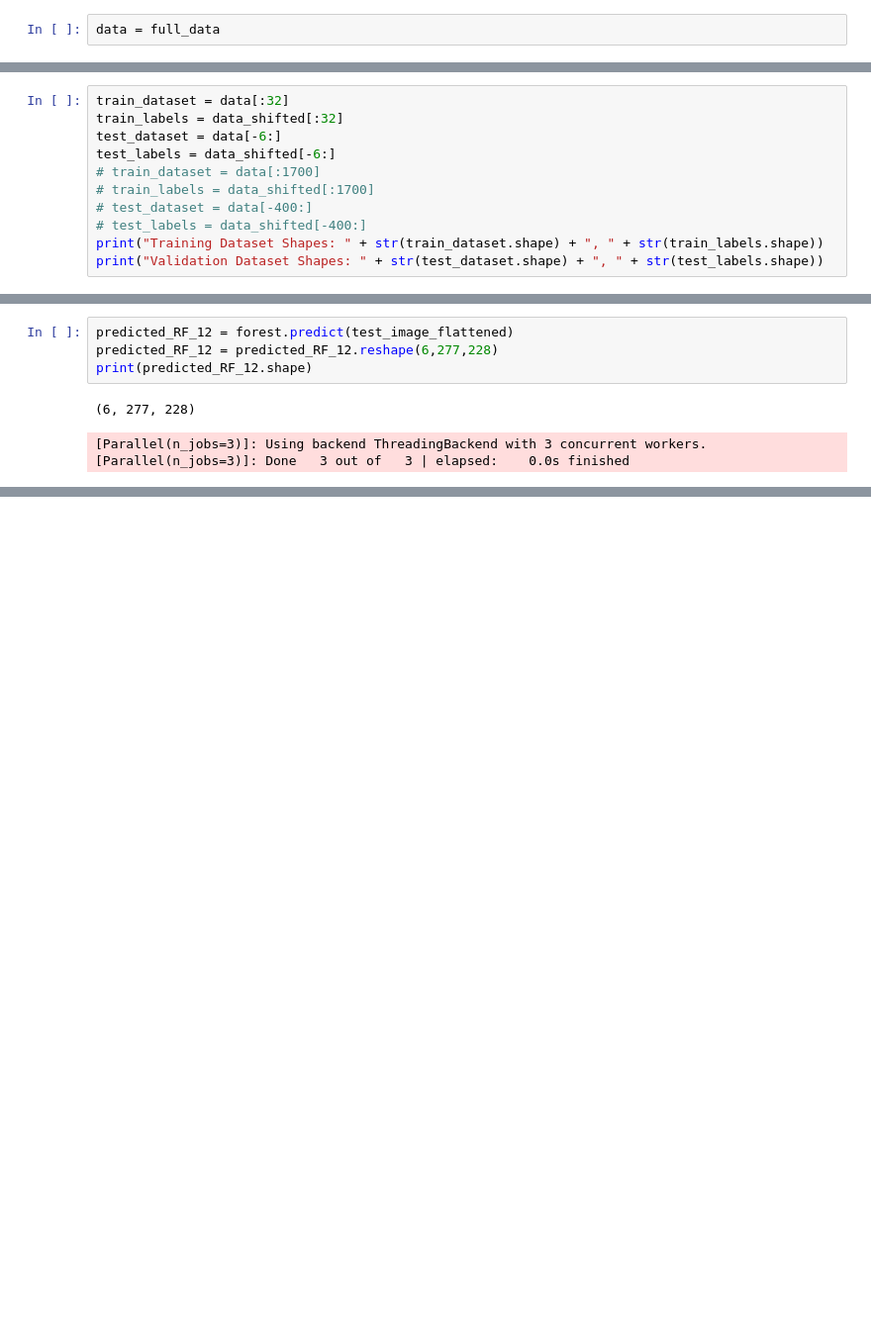
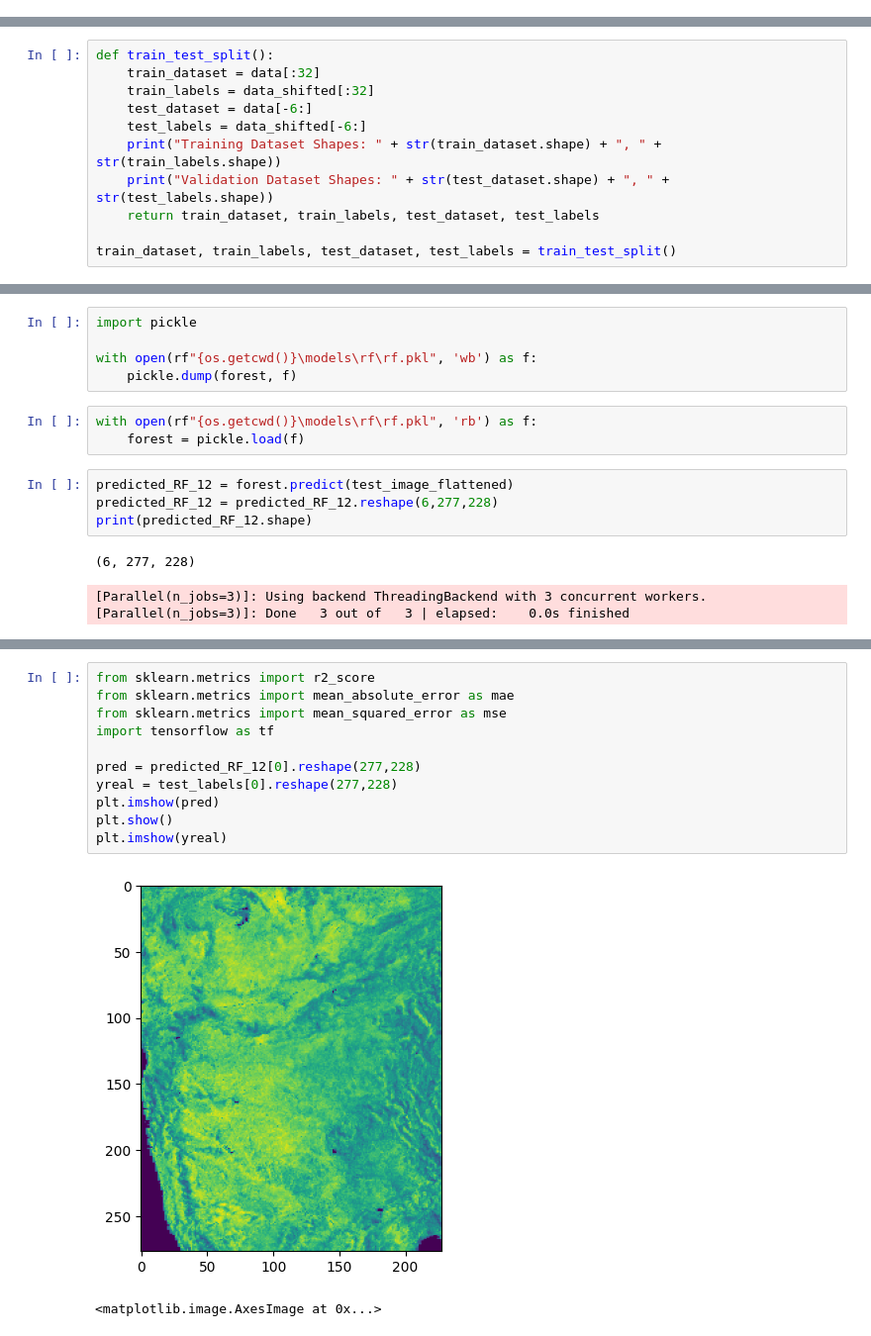
Before and after one commit to PrathameshGadilohar/final_year_project, a Jupyter notebook: rf.ipynb, the cells around one changed output, grey strips where cells are left out. Shown at 99% size. Cells and saved outputs as stored; diff of their text form; blank space fills up the shorter version.

```diff
--- a/rf.ipynb
+++ b/rf.ipynb
@@ -108,2 +118,0 @@ full_data.shape
-# %%
-data = full_data
@@ -131,11 +127,11 @@ data.shape
 # %%
-train_dataset = data[:32]
-train_labels = data_shifted[:32]
-test_dataset = data[-6:]
-test_labels = data_shifted[-6:]
-# train_dataset = data[:1700]
-# train_labels = data_shifted[:1700]
-# test_dataset = data[-400:]
-# test_labels = data_shifted[-400:]
-print("Training Dataset Shapes: " + str(train_dataset.shape) + ", " + str(train_labels.shape))
-print("Validation Dataset Shapes: " + str(test_dataset.shape) + ", " + str(test_labels.shape))
+def train_test_split():
+    train_dataset = data[:32]
+    train_labels = data_shifted[:32]
+    test_dataset = data[-6:]
+    test_labels = data_shifted[-6:]
+    print("Training Dataset Shapes: " + str(train_dataset.shape) + ", " + str(train_labels.shape))
+    print("Validation Dataset Shapes: " + str(test_dataset.shape) + ", " + str(test_labels.shape))
+    return train_dataset, train_labels, test_dataset, test_labels
+
+train_dataset, train_labels, test_dataset, test_labels = train_test_split()
@@ -174,3 +166,11 @@ RandomForestRegressor(max_depth=2, n_estimators=3, n_jobs=-1, verbose=2)
+# %%
+import pickle
+
+with open(rf"{os.getcwd()}\models\rf\rf.pkl", 'wb') as f:
+    pickle.dump(forest, f)
+# %%
+with open(rf"{os.getcwd()}\models\rf\rf.pkl", 'rb') as f:
+    forest = pickle.load(f)
 # %%
 predicted_RF_12 = forest.predict(test_image_flattened)
 predicted_RF_12 = predicted_RF_12.reshape(6,277,228)
@@ -228,0 +182,14 @@ for i in range(len(images)):
+# %%
+from sklearn.metrics import r2_score
+from sklearn.metrics import mean_absolute_error as mae
+from sklearn.metrics import mean_squared_error as mse
+import tensorflow as tf
+
+pred = predicted_RF_12[0].reshape(277,228)
+yreal = test_labels[0].reshape(277,228)
+plt.imshow(pred)
+plt.show()
+plt.imshow(yreal)
+# %% [output]
+[figure, added]
+<matplotlib.image.AxesImage at 0x...>
```
Also changed, not shown: parts of 17 cells of this notebook, 5 other files.
